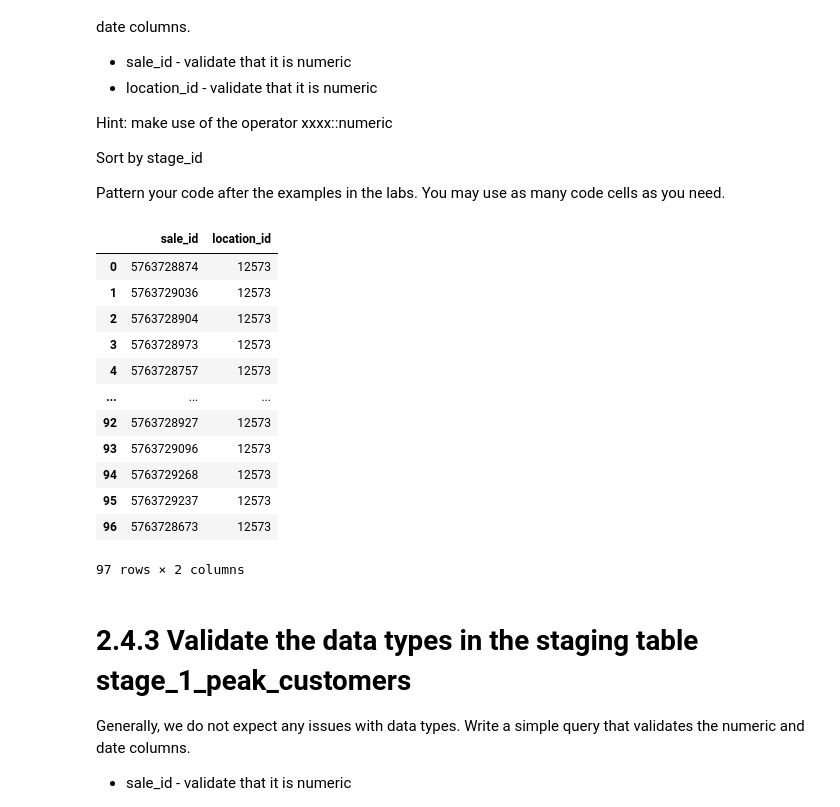
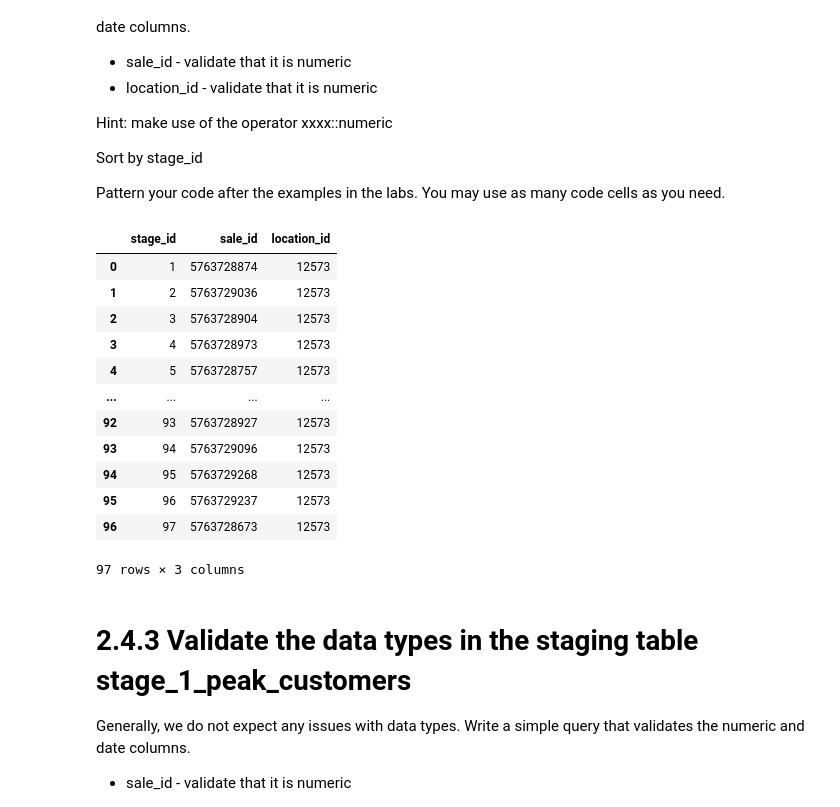
Before and after one commit to scabanela-ischool/Data_Engineering_Proj2_Tracking_User_Activity, a Jupyter notebook: project_2_4.ipynb, the cells around one changed output. Saved outputs shown, nothing was run; the diff lists cells and outputs as text; code cells hidden in the pictures.

```diff
--- a/project_2_4.ipynb
+++ b/project_2_4.ipynb
@@ -137,31 +138,32 @@ Pattern your code after the examples in the labs.  You may use as many code cell
 # %%
 rollback_before_flag = True
 rollback_after_flag = True
 
 query  = """
 
-select sale_id::numeric,
+select stage_id,
+       sale_id::numeric,
        location_id::numeric
 from stage_1_peak_stores
 order by stage_id
 
 """
 
 my_select_query_pandas(query, rollback_before_flag, rollback_after_flag)
 # %% [output]
-|  | sale_id | location_id |
-| 0 | 5763728874 | 12573 |
-| 1 | 5763729036 | 12573 |
-| 2 | 5763728904 | 12573 |
-| 3 | 5763728973 | 12573 |
-| 4 | 5763728757 | 12573 |
-| ... | ... | ... |
-| 92 | 5763728927 | 12573 |
-| 93 | 5763729096 | 12573 |
-| 94 | 5763729268 | 12573 |
-| 95 | 5763729237 | 12573 |
-| 96 | 5763728673 | 12573 |
+|  | stage_id | sale_id | location_id |
+| 0 | 1 | 5763728874 | 12573 |
+| 1 | 2 | 5763729036 | 12573 |
+| 2 | 3 | 5763728904 | 12573 |
+| 3 | 4 | 5763728973 | 12573 |
+| 4 | 5 | 5763728757 | 12573 |
+| ... | ... | ... | ... |
+| 92 | 93 | 5763728927 | 12573 |
+| 93 | 94 | 5763729096 | 12573 |
+| 94 | 95 | 5763729268 | 12573 |
+| 95 | 96 | 5763729237 | 12573 |
+| 96 | 97 | 5763728673 | 12573 |
-97 rows × 2 columns
+97 rows × 3 columns
 # %% [markdown]
 # 2.4.3 Validate the data types in the staging table stage_1_peak_customers
 
```
Also changed, not shown: parts of 3 cells of this notebook.
